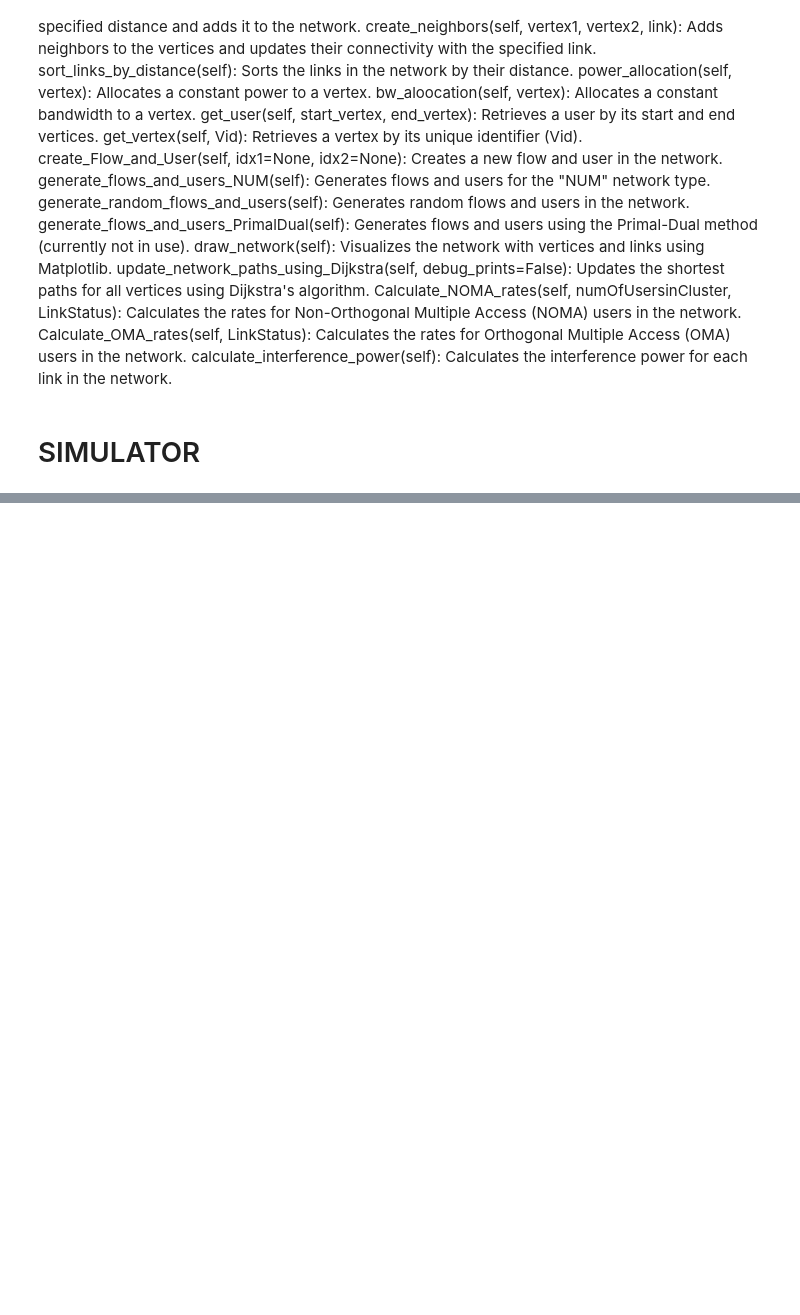
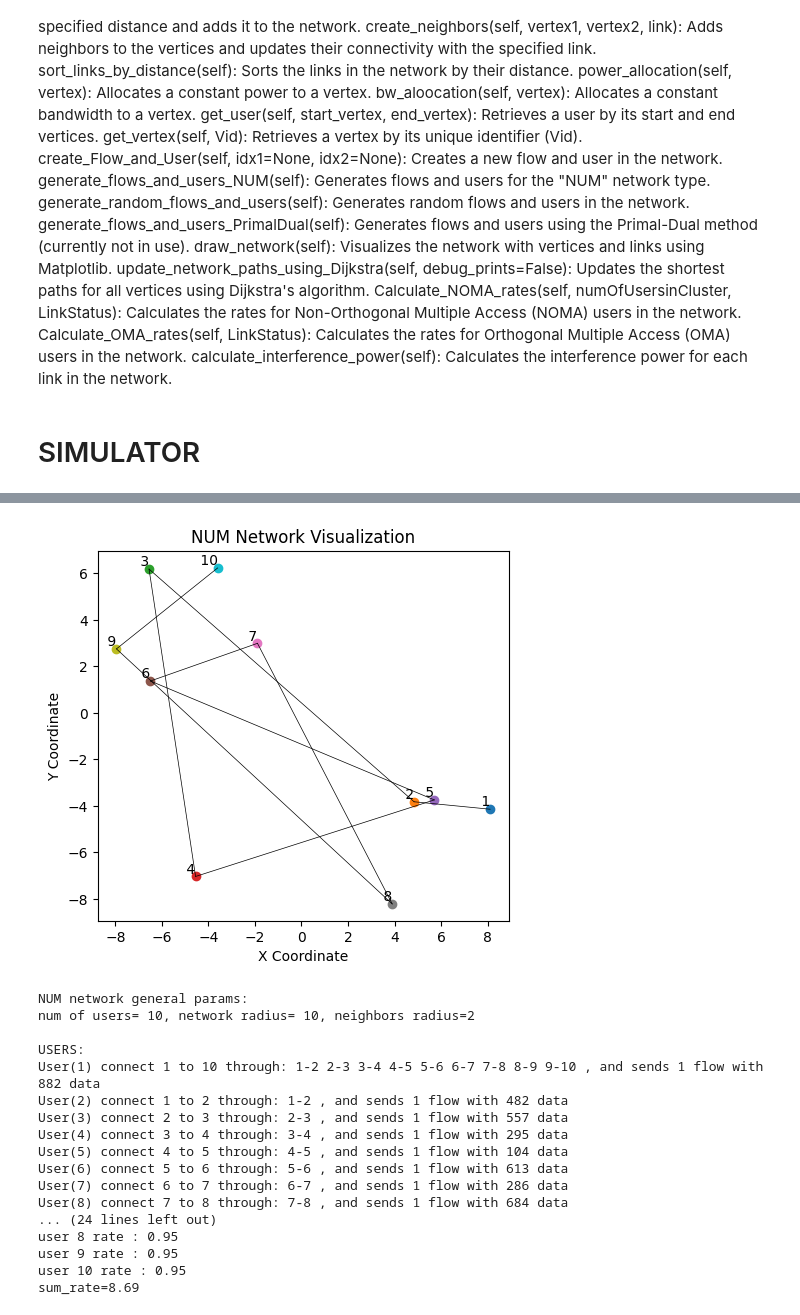
Before and after one commit to ofirkruzel/NUMsimulator, a Jupyter notebook: NUM_simulator.ipynb, the cells around one changed output, grey strips where cells are left out. Drawn from its saved outputs; the diff is of its cells as text; code cells hidden in the pictures; blank space fills up the shorter version.

```diff
--- a/NUM_simulator.ipynb
+++ b/NUM_simulator.ipynb
@@ -1306,0 +1361,34 @@ NameError: name 'clear_output' is not defined
+# %%
+def dual(alpha,num_of_users=N, radius=M, neighbors_radius=R):
+    #dual algorithm
+    #N = 5
+    Algo ="Dual"
+    #alpha = 1
+    set_global_params( n=num_of_users, m=radius, r=neighbors_radius, f=None)
+    calc_inter_face = False
+    network = Network(N,M,R,create_network_type="NUM")
+    network.draw_network()
+    print(network)
+    CalcNetworkRate(network, alpha, Algo)
+    plt.show()  # to stop the code so we can analyze the graph showing the rates
+# %%
+dual(1,10,10,2)
+# %% [output]
+[figure, added]
+NUM network general params:
+num of users= 10, network radius= 10, neighbors radius=2
+
+USERS:
+User(1) connect 1 to 10 through: 1-2 2-3 3-4 4-5 5-6 6-7 7-8 8-9 9-10 , and sends 1 flow with 882 data
+User(2) connect 1 to 2 through: 1-2 , and sends 1 flow with 482 data
+User(3) connect 2 to 3 through: 2-3 , and sends 1 flow with 557 data
+User(4) connect 3 to 4 through: 3-4 , and sends 1 flow with 295 data
+User(5) connect 4 to 5 through: 4-5 , and sends 1 flow with 104 data
+User(6) connect 5 to 6 through: 5-6 , and sends 1 flow with 613 data
+User(7) connect 6 to 7 through: 6-7 , and sends 1 flow with 286 data
+User(8) connect 7 to 8 through: 7-8 , and sends 1 flow with 684 data
+... (24 lines left out)
+user 8 rate : 0.95
+user 9 rate : 0.95
+user 10 rate : 0.95
+sum_rate=8.69
```
Also changed, not shown: parts of 27 cells of this notebook.
